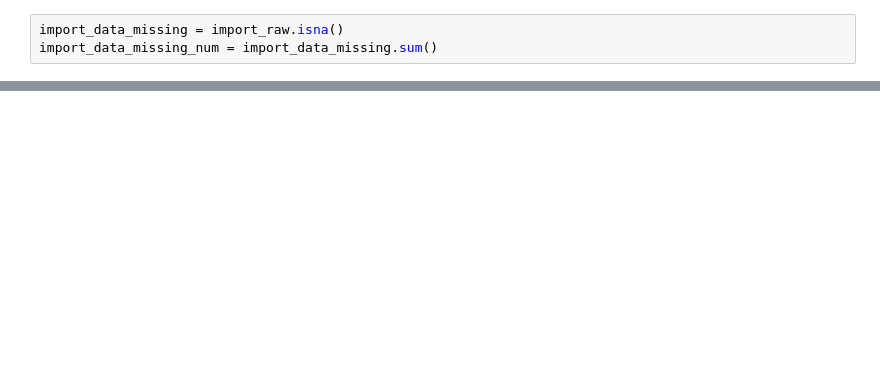
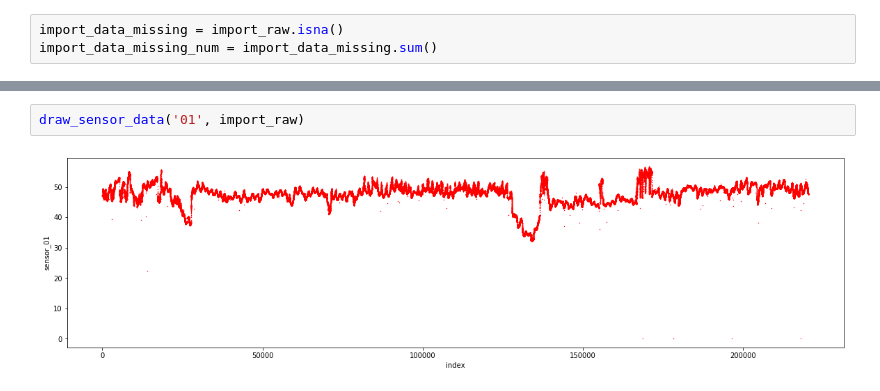
Before and after one commit to Sypek/pump_sensor_predictive_maintenance, a Jupyter notebook: sensor_pump_1.ipynb, the cells around one changed output, grey strips where cells are left out. Saved outputs shown, nothing was run; the diff lists cells and outputs as text; blank space fills up the shorter version.

```diff
--- a/sensor_pump_1.ipynb
+++ b/sensor_pump_1.ipynb
@@ -128,0 +110,4 @@ KeyboardInterrupt:
+# %%
+draw_sensor_data('01', import_raw)
+# %% [output]
+[figure, added]
```
Also changed, not shown: parts of 53 cells of this notebook.
